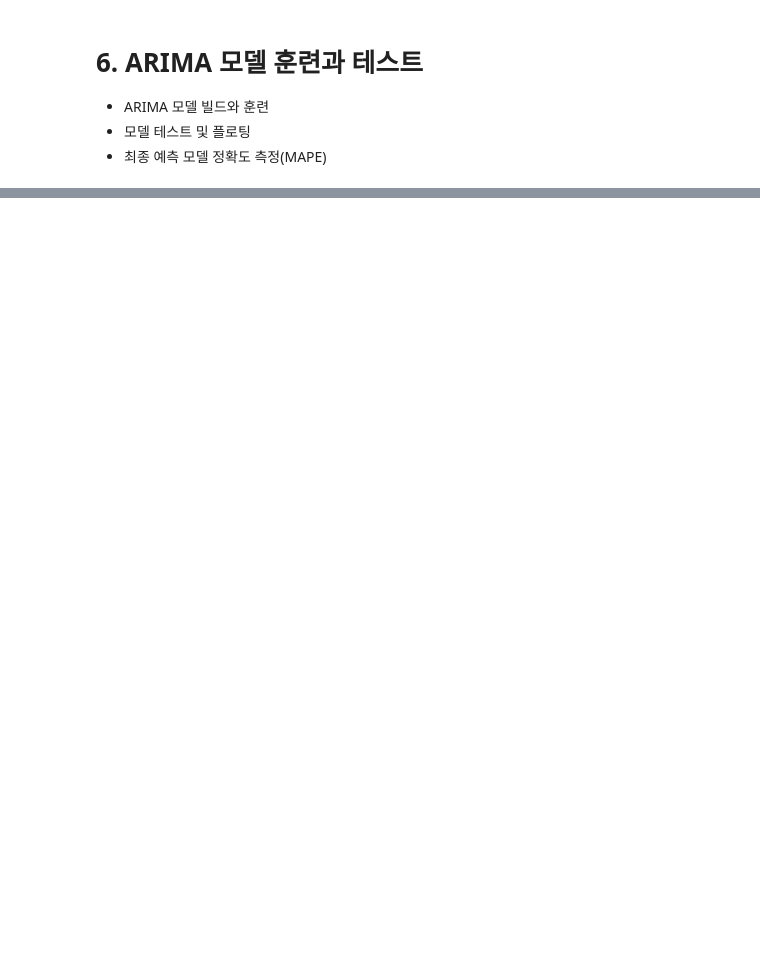
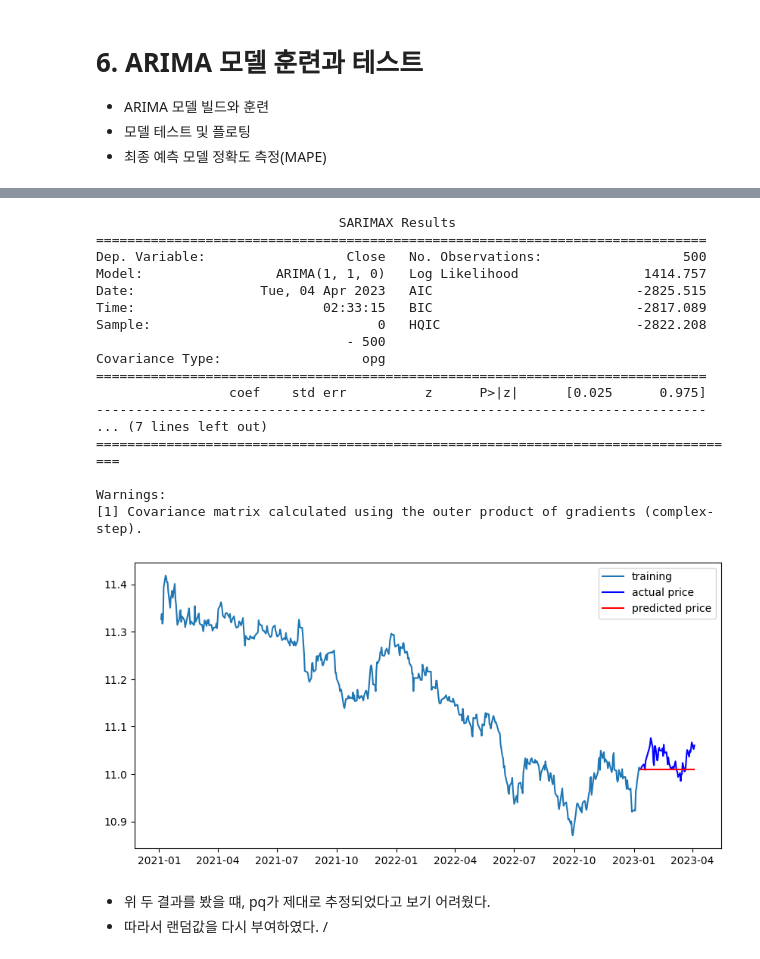
Before and after one commit to purplefish06/AIFFEL_Explolation, a Jupyter notebook: [E-04]TimeSeries_prediction.ipynb, the cells around one changed output, grey strips where cells are left out. Drawn from its saved outputs; the diff is of its cells as text; code cells hidden in the pictures; blank space fills up the shorter version.

```diff
--- a/[E-04]TimeSeries_prediction.ipynb
+++ b/[E-04]TimeSeries_prediction.ipynb
@@ -191,0 +263,44 @@ plt.show()
+# %%
+from statsmodels.tsa.arima.model import ARIMA
+
+model = ARIMA(train_data, order=(1, 1, 0))
+fitted_m = model.fit()
+
+print(fitted_m.summary())
+
+# Forecast : 결과가 fc에 담깁니다.
+fc = fitted_m.forecast(len(test_data), alpha=0.05)  # 95% conf
+fc = np.array(fc)
+# Make as pandas series
+fc_series = pd.Series(fc, index=test_data.index)   # 예측결과
+
+# Plot
+plt.figure(figsize=(10,5), dpi=100)
+plt.plot(train_data, label='training')
+plt.plot(test_data, c='b', label='actual price')
+plt.plot(fc_series, c='r',label='predicted price')
+plt.legend()
+plt.show()
+# %% [output]
+                               SARIMAX Results
+==============================================================================
+Dep. Variable:                  Close   No. Observations:                  500
+Model:                 ARIMA(1, 1, 0)   Log Likelihood                1414.757
+Date:                Tue, 04 Apr 2023   AIC                          -2825.515
+Time:                        02:33:15   BIC                          -2817.089
+Sample:                             0   HQIC                         -2822.208
+                                - 500
+Covariance Type:                  opg
+==============================================================================
+                 coef    std err          z      P>|z|      [0.025      0.975]
+------------------------------------------------------------------------------
+... (7 lines left out)
+===================================================================================
+
+Warnings:
+[1] Covariance matrix calculated using the outer product of gradients (complex-step).
+[figure, added]
+# %% [markdown]
+- 위 두 결과를 봤을 떄, pq가 제대로 추정되었다고 보기 어려웠다.
+- 따라서 랜덤값을 다시 부여하였다.
+/
```
Also changed, not shown: parts of 41 cells of this notebook.
